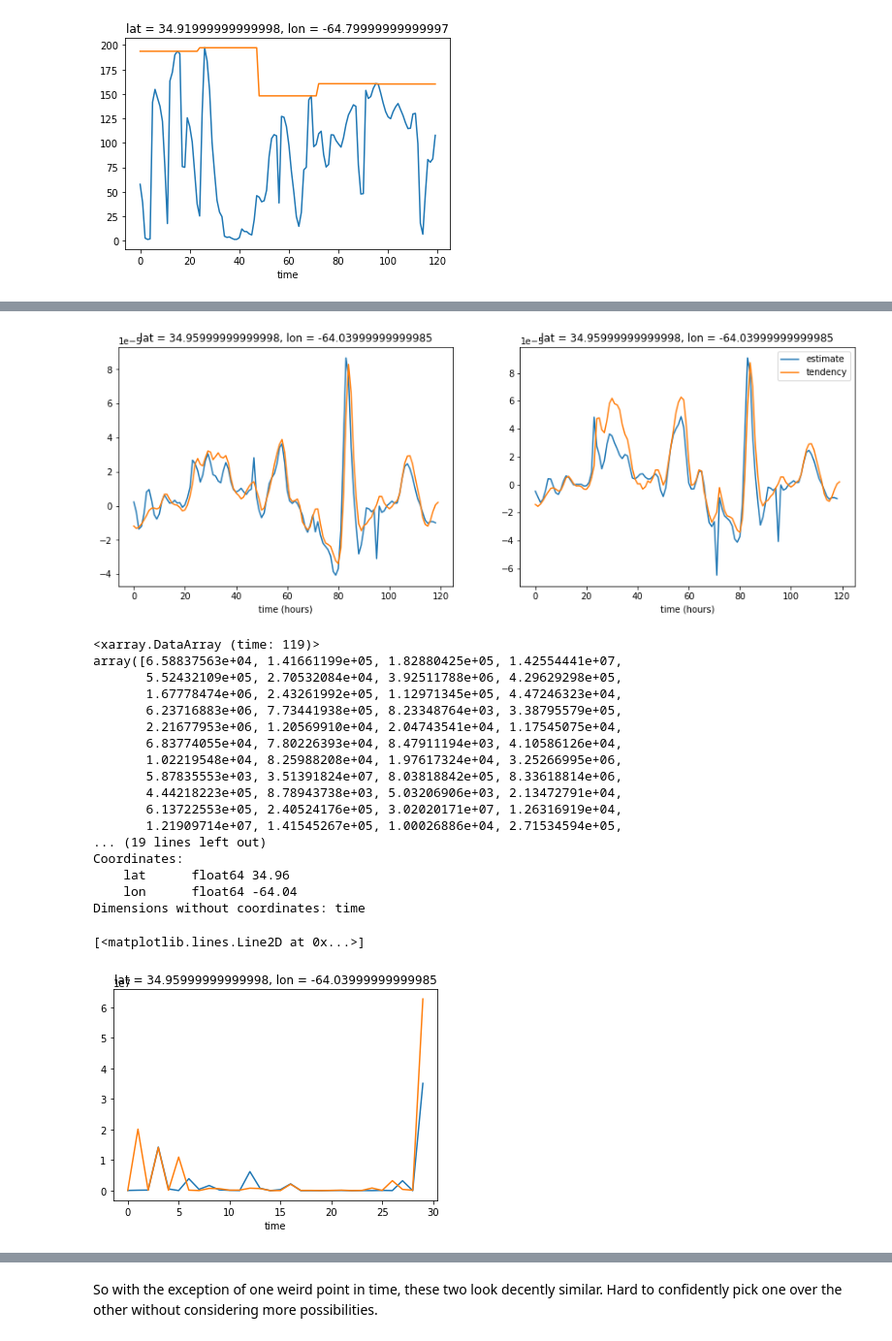
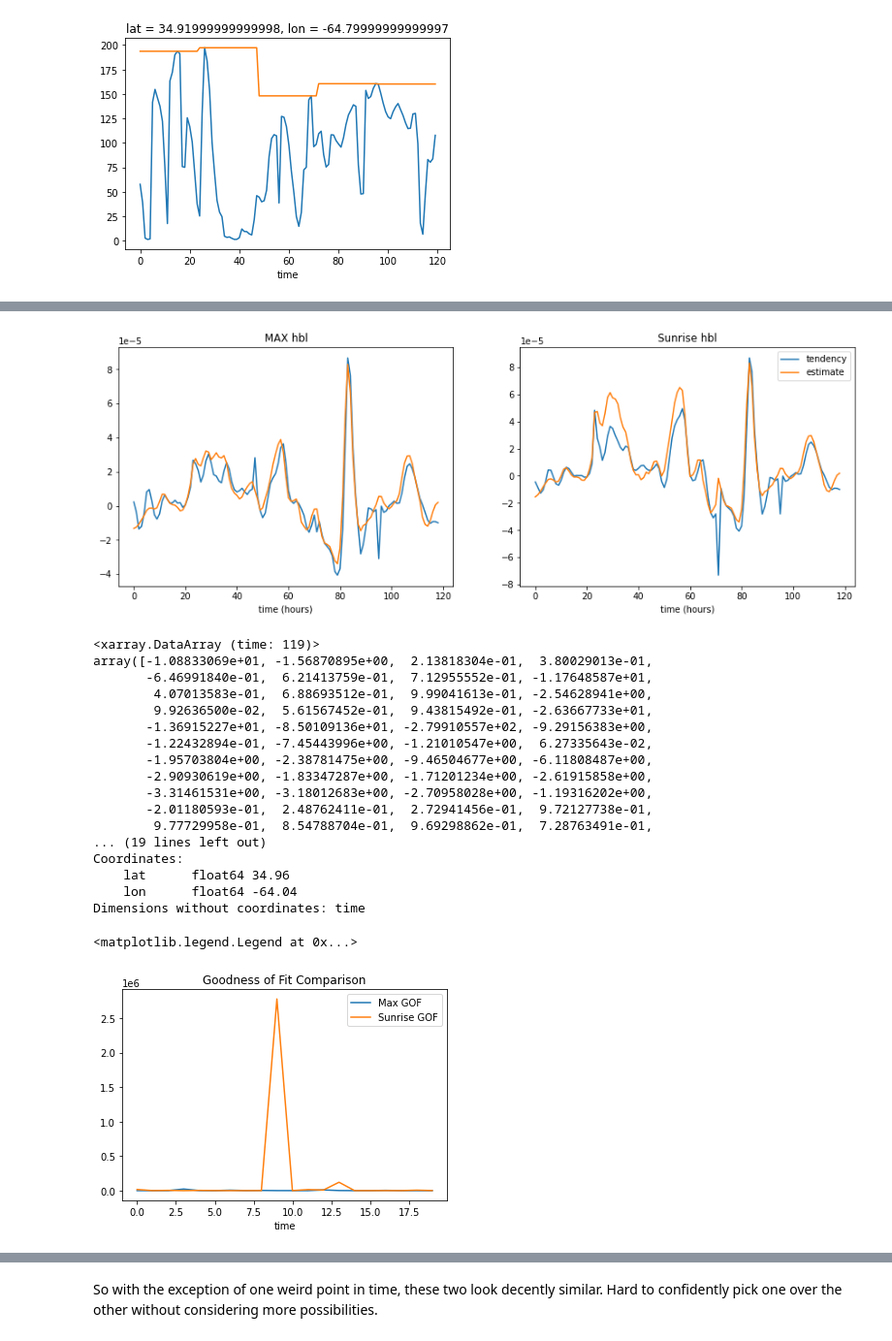
Before and after one commit to avik2007/CoupledOceAtmo, a Jupyter notebook: mit_geos_analysis/notebook14_hblstudies.ipynb, the cells around one changed output, grey strips where cells are left out. Shown: that part at 97% size. Saved outputs shown, nothing was run; the diff lists cells and outputs as text; code cells hidden in the pictures.

```diff
--- a/mit_geos_analysis/notebook14_hblstudies.ipynb
+++ b/mit_geos_analysis/notebook14_hblstudies.ipynb
@@ -79,3 +84,5 @@ hbl = getNCDataSet(fol,VAR, firstlevel,finallevel)
 # %% [output]
 Time combined dataset has been opened.
 I concatenated the first Z-layer
+# %%
+hbl = hbl.compute()
@@ -183,7 +188,7 @@ def coarseGrainHbl_SUNRISE(hblset, latsel, lonsel):
     hblsel = hblset['KPPhbl'].sel(lat=latsel,lon=lonsel,method='nearest')
     perioddepths = np.empty(periodnum)
     hblcoarsegrain = np.empty(0)
-    sunrisetime = 11 #NOTE IN A FINAL VERSION OF THIS CODE, SUNRISE TIME WILL BE A FUNCTION OF LONGITUDE
+    sunrisetime = 10 #NOTE IN A FINAL VERSION OF THIS CODE, SUNRISE TIME WILL BE A FUNCTION OF LONGITUDE
     for index in range(0,periodnum):
         perioddepths[index] = hblsel[index*periodlength + sunrisetime].values
         hblcoarsegrain = np.concatenate((hblcoarsegrain, np.full(periodlength, perioddepths[index])),casting='same_kind')
@@ -371,18 +415,20 @@ hblcg = coarseGrainHbl_MAX(hbl, latsel,lonsel)
 tendency = getThetaTendency(hblcg, Theta, latsel,lonsel)
 Estimate = getThetaTendencyEstimate(hblcg, HAdv, Theta, Zeta, Q, latsel, lonsel)
 tendency.plot(ax = axes[0])
-Estimate.plot(ax = axes[0])
+Estimate[1:].plot(ax = axes[0])
 hblcgS = coarseGrainHbl_SUNRISE(hbl, latsel,lonsel)
 tendencyS= getThetaTendency(hblcgS, Theta, latsel,lonsel)
 EstimateS = getThetaTendencyEstimate(hblcgS, HAdv, Theta, Zeta, Q, latsel, lonsel)
 tendencyS.plot(ax = axes[1])
-EstimateS.plot(ax = axes[1])
+EstimateS[1:].plot(ax = axes[1])
 plt.setp(axes[0], xlabel='time (hours)')
+plt.setp(axes[0], title='MAX hbl')
 plt.xlabel('time (hours)')
-plt.legend(labels=['estimate', 'tendency'])
+plt.title('Sunrise hbl')
+plt.legend(labels=['tendency', 'estimate'])
 plt.show()
 # %% [output]
-[figure, old version]
+[figure, new version]
 # %%
 # I'll start with a goodness of fit calculation.
 #lat1 goes from 34 to 35
@@ -395,7 +441,7 @@ for latindex in np.arange(34,35,0.04):
         Estimate = getThetaTendencyEstimate(hblcg, HAdv, Theta, Zeta, Q, latindex, lonindex)
         tensqr = tendency*tendency
         estsqr = Estimate*Estimate
-        ChiSqrMAX = ChiSqrMAX + (estsqr[1:] - tensqr) / tensqr
+        ChiSqrMAX = ChiSqrMAX + (estsqr[1:] - tensqr) / (tensqr * 625)
 
 ChiSqrSUN = 0
 for latindex in np.arange(34,35,0.04):
@@ -405,30 +451,32 @@ for latindex in np.arange(34,35,0.04):
         Estimate = getThetaTendencyEstimate(hblcg, HAdv, Theta, Zeta, Q, latindex, lonindex)
         tensqr = tendency*tendency
         estsqr = Estimate*Estimate
-        ChiSqrSUN = ChiSqrSUN + (estsqr[1:] - tensqr) / tensqr
+        ChiSqrSUN = ChiSqrSUN + (estsqr[1:] - tensqr) / (tensqr * 625)
 # %%
-ChiSqrMAX
+(tensqr - estsqr[1:])/(tensqr)
 # %% [output]
 <xarray.DataArray (time: 119)>
-array([6.58837563e+04, 1.41661199e+05, 1.82880425e+05, 1.42554441e+07,
-       5.52432109e+05, 2.70532084e+04, 3.92511788e+06, 4.29629298e+05,
-       1.67778474e+06, 2.43261992e+05, 1.12971345e+05, 4.47246323e+04,
-       6.23716883e+06, 7.73441938e+05, 8.23348764e+03, 3.38795579e+05,
-       2.21677953e+06, 1.20569910e+04, 2.04743541e+04, 1.17545075e+04,
-       6.83774055e+04, 7.80226393e+04, 8.47911194e+03, 4.10586126e+04,
-       1.02219548e+04, 8.25988208e+04, 1.97617324e+04, 3.25266995e+06,
-       5.87835553e+03, 3.51391824e+07, 8.03818842e+05, 8.33618814e+06,
-       4.44218223e+05, 8.78943738e+03, 5.03206906e+03, 2.13472791e+04,
-       6.13722553e+05, 2.40524176e+05, 3.02020171e+07, 1.26316919e+04,
-       1.21909714e+07, 1.41545267e+05, 1.00026886e+04, 2.71534594e+05,
+array([-1.08833069e+01, -1.56870895e+00,  2.13818304e-01,  3.80029013e-01,
+       -6.46991840e-01,  6.21413759e-01,  7.12955552e-01, -1.17648587e+01,
+        4.07013583e-01,  6.88693512e-01,  9.99041613e-01, -2.54628941e+00,
+        9.92636500e-02,  5.61567452e-01,  9.43815492e-01, -2.63667733e+01,
+       -1.36915227e+01, -8.50109136e+01, -2.79910557e+02, -9.29156383e+00,
+       -1.22432894e-01, -7.45443996e+00, -1.21010547e+00,  6.27335643e-02,
+       -1.95703804e+00, -2.38781475e+00, -9.46504677e+00, -6.11808487e+00,
+       -2.90930619e+00, -1.83347287e+00, -1.71201234e+00, -2.61915858e+00,
+       -3.31461531e+00, -3.18012683e+00, -2.70958028e+00, -1.19316202e+00,
+       -2.01180593e-01,  2.48762411e-01,  2.72941456e-01,  9.72127738e-01,
+        9.77729958e-01,  8.54788704e-01,  9.69298862e-01,  7.28763491e-01,
 ... (19 lines left out)
 Coordinates:
     lat      float64 34.96
     lon      float64 -64.04
 Dimensions without coordinates: time
 # %%
-ChiSqrMAX[0:30].plot()
-ChiSqrSUN[0:30].plot()
+ChiSqrMAX[0:20].plot()
+ChiSqrSUN[0:20].plot()
+plt.title('Goodness of Fit Comparison')
+plt.legend(labels=['Max GOF', 'Sunrise GOF'])
 # %% [output]
-[<matplotlib.lines.Line2D at 0x...>]
+<matplotlib.legend.Legend at 0x...>
-[figure, old version]
+[figure, new version]
```
Also changed, not shown: parts of 46 cells of this notebook, 54 other files.
